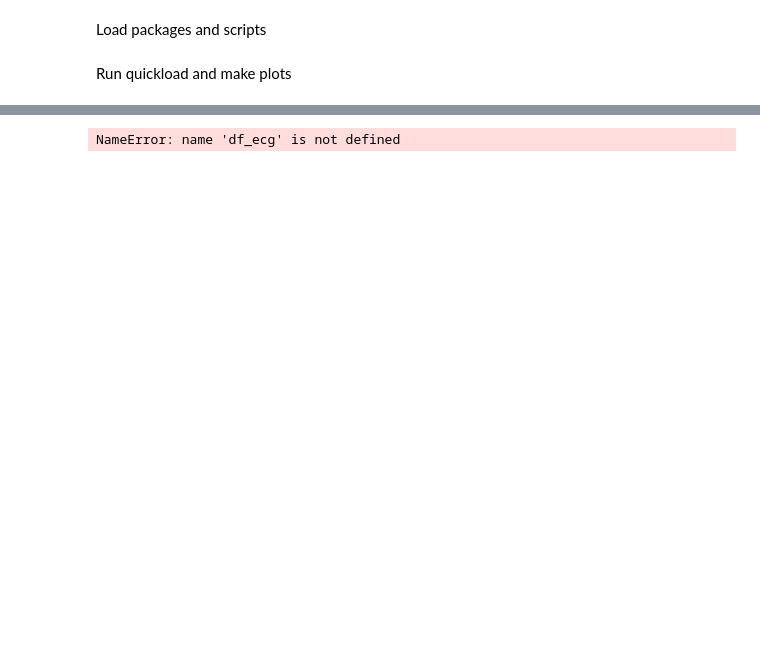
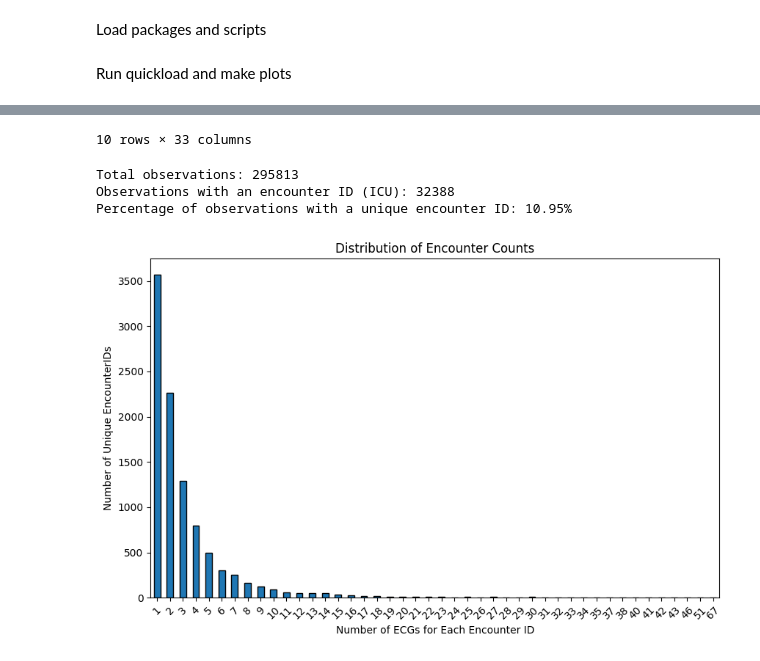
Before and after one commit to pdbn/MUMC-Thesis-Project, a Jupyter notebook: ECG loading scripts/ECG.ipynb, the cells around one changed output, grey strips where cells are left out. Drawn from its saved outputs; the diff is of its cells as text; code cells hidden in the pictures; blank space fills up the shorter version.

```diff
--- a/ECG loading scripts/ECG.ipynb
+++ b/ECG loading scripts/ECG.ipynb
@@ -63,3 +65,40 @@ ECG 295800/295813
 # %%
-df_ecg.head()
+# Look at head of df
+display(df_ecg.head(10))
+
+# Proportion of patients with unique encounter ID
+total_observations =  df_ecg.shape[0]
+icu_observations = df_ecg['uniqueEncId'].notna().sum()
+percentage_with_encounter_id = icu_observations / df_ecg.shape[0] * 100
+
+print(f"Total observations: {total_observations}")
+print(f"Observations with an encounter ID (ICU): {icu_observations}")
+print(f"Percentage of observations with a unique encounter ID: {percentage_with_encounter_id:.2f}%")
+
+
+def encounter_counts_plot(df):
+    """
+    Plots a histogram where the x-axis represents the number of rows for each unique EncounterID
+    and the y-axis represents how many unique EncounterIDs have that number of rows.
+
+    Parameters:
+    df (pandas.DataFrame): The dataframe containing the 'EncounterID' column.
+    """
+    # Count the occurrences of each EncounterID using value_counts()
+    encounter_counts = df['uniqueEncId'].value_counts()
+
+    # Count how many EncounterIDs have the same number of rows
+    encounter_frequency = encounter_counts.value_counts()
+
+    # Plot the histogram
+    plt.figure(figsize=(10, 6))
+    encounter_frequency.sort_index().plot(kind='bar', edgecolor='black')
+    plt.title('Distribution of Encounter Counts')
+    plt.xlabel('Number of ECGs for Each Encounter ID')
+    plt.ylabel('Number of Unique EncounterIDs')
+    plt.xticks(rotation=45)
+    plt.show()
+
+# Call the function with your dataframe
+encounter_counts_plot(df_ecg)
 # %% [output]
@@ -66 +116,5 @@ df_ecg.head()
-NameError: name 'df_ecg' is not defined
+10 rows × 33 columns
+Total observations: 295813
+Observations with an encounter ID (ICU): 32388
+Percentage of observations with a unique encounter ID: 10.95%
+[figure, added]
```
Also changed, not shown: parts of 4 cells of this notebook, 1 other file.
